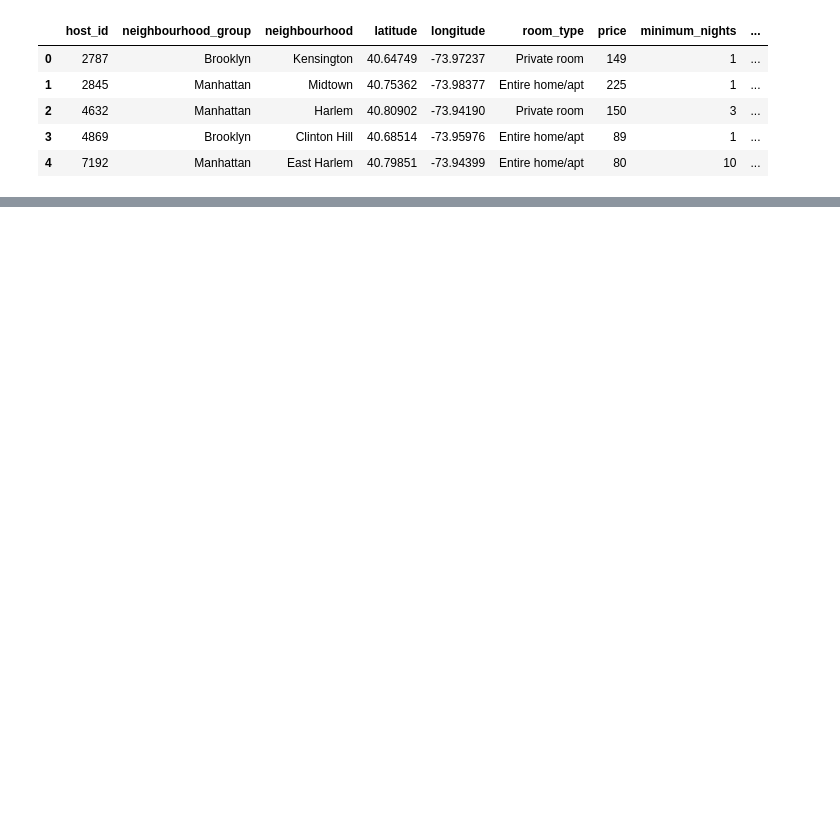
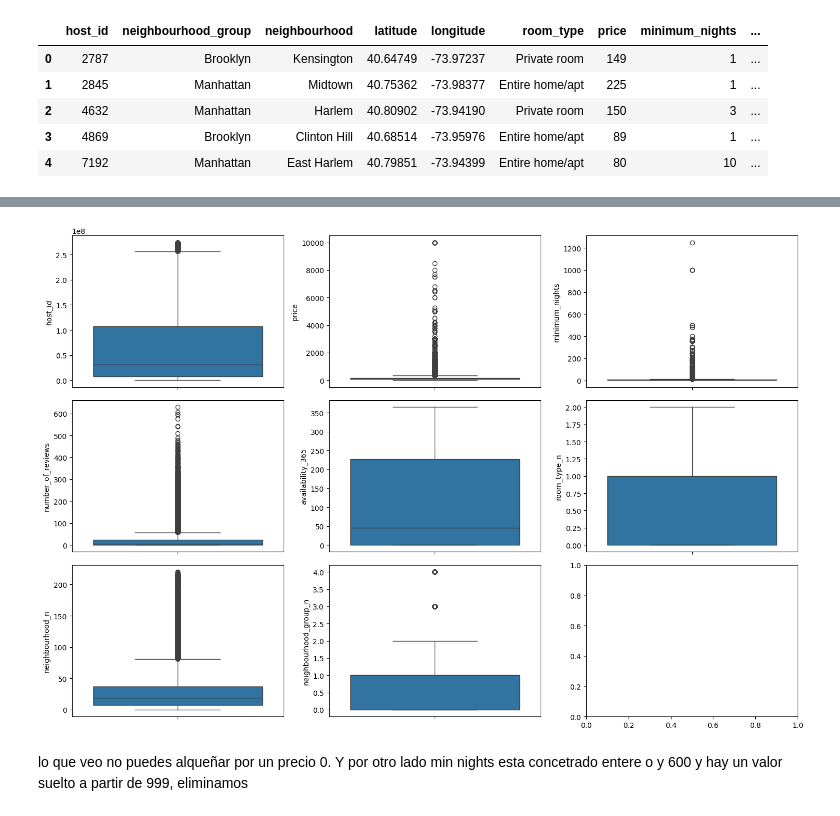
Before and after one commit to OlgaKurganova/EDA, a Jupyter notebook: src/explore.ipynb, the cells around one changed output, grey strips where cells are left out. Saved outputs shown, nothing was run; the diff lists cells and outputs as text; code cells hidden in the pictures; blank space fills up the shorter version.

```diff
--- a/src/explore.ipynb
+++ b/src/explore.ipynb
@@ -248,0 +270,19 @@ UFuncTypeError: ufunc 'multiply' did not contain a loop with signature matching
+# %%
+fig, axis = plt.subplots(3, 3, figsize = (15, 10))
+
+sns.boxplot(ax = axis[0, 0], data = total_data, y = "host_id")
+sns.boxplot(ax = axis[0, 1], data = total_data, y = "price")
+sns.boxplot(ax = axis[0, 2], data = total_data, y = "minimum_nights")
+sns.boxplot(ax = axis[1, 0], data = total_data, y = "number_of_reviews")
+sns.boxplot(ax = axis[1, 1], data = total_data, y = "availability_365")
+sns.boxplot(ax = axis[1, 2], data = total_data, y = "room_type_n")
+sns.boxplot(ax = axis[2, 0], data = total_data, y = "neighbourhood_n")
+sns.boxplot(ax = axis[2, 1], data = total_data, y = "neighbourhood_group_n")
+
+plt.tight_layout()
+
+plt.show()
+# %% [output]
+[figure, added]
+# %% [markdown]
+lo que veo no puedes alqueñar por un precio 0. Y por otro lado min nights esta concetrado entere o y 600 y hay un valor suelto a partir de 999, eliminamos
```
Also changed, not shown: parts of 16 cells of this notebook.
